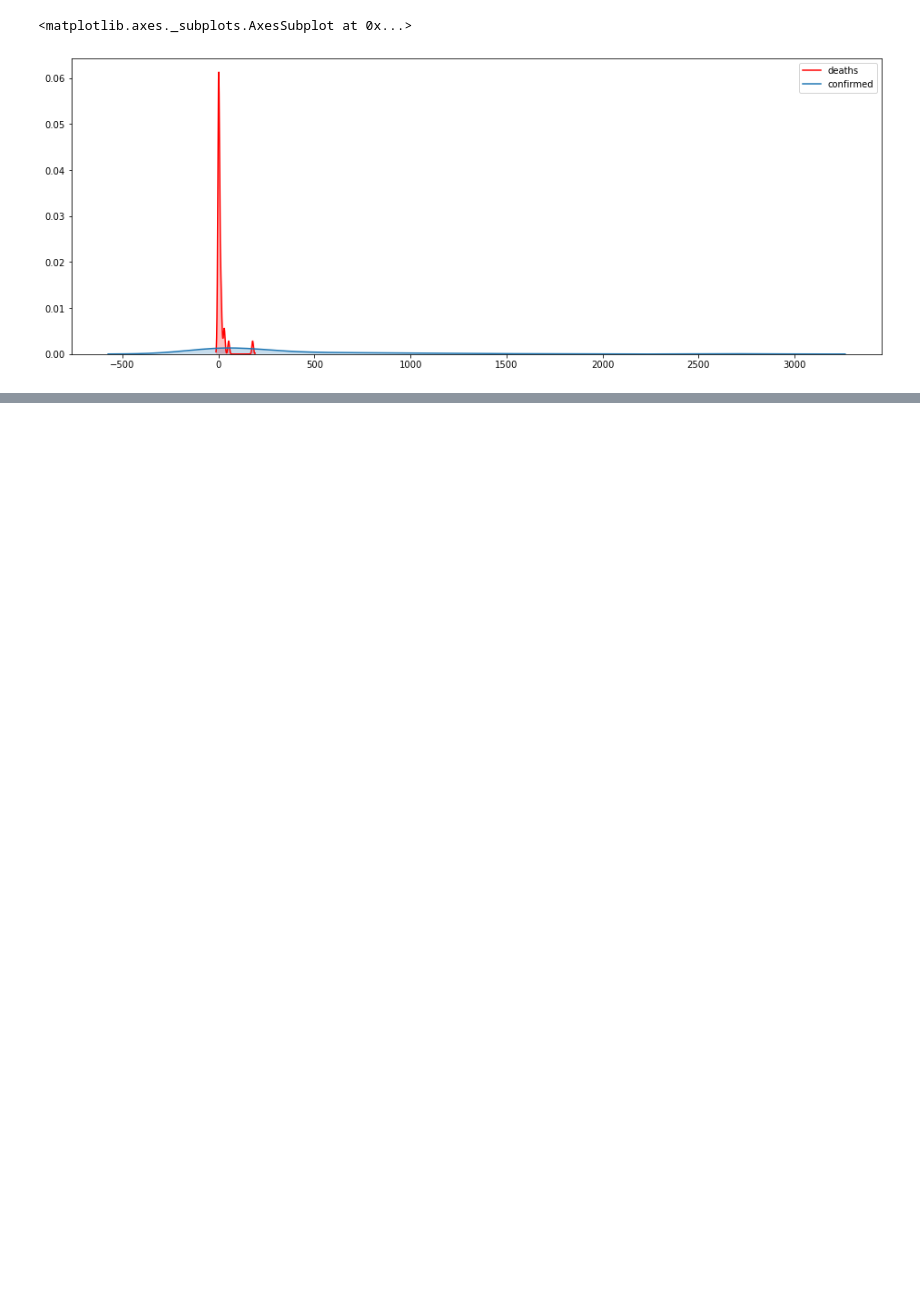
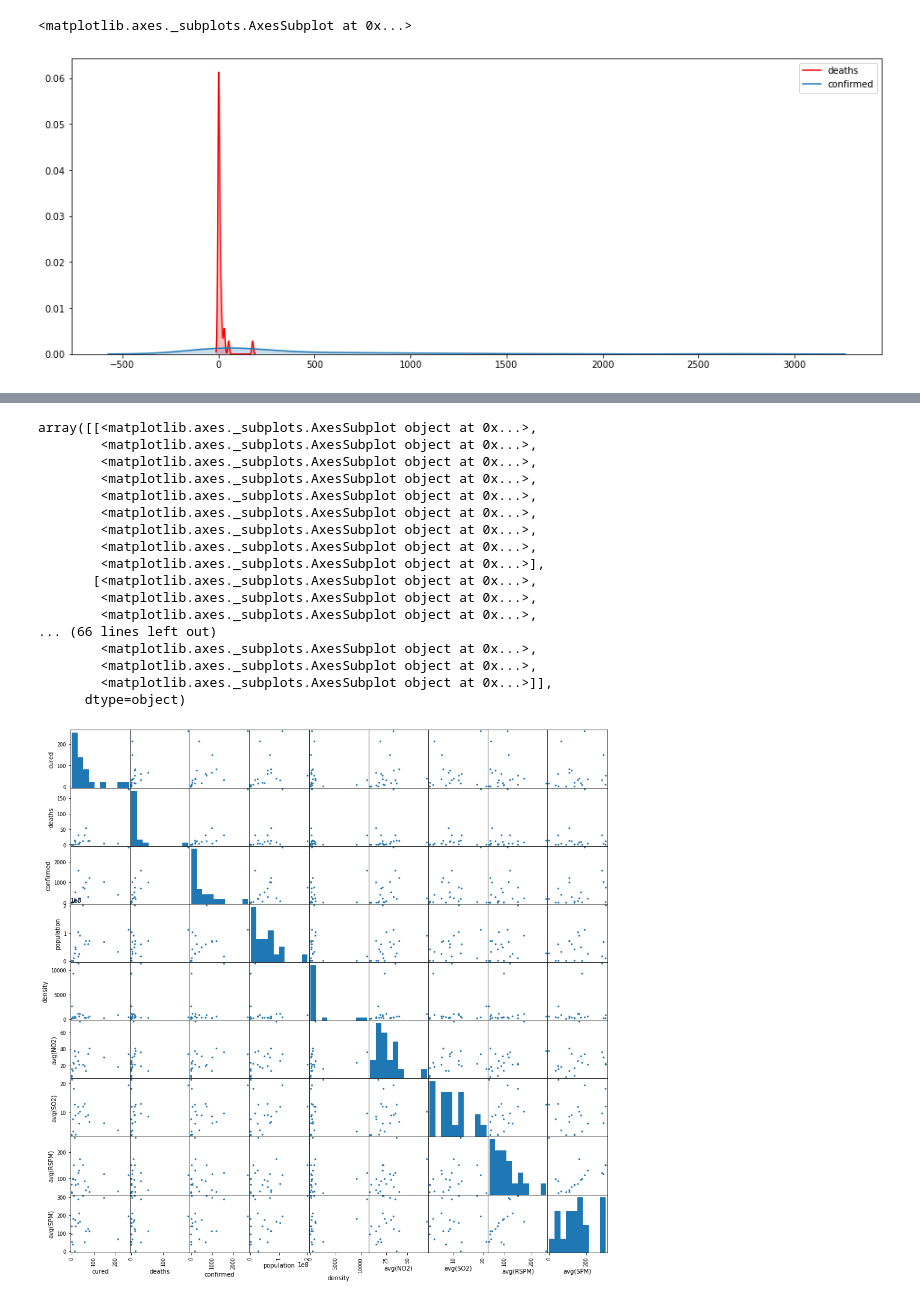
Before and after one commit to eliranshemtov/spark_analytics_exercises, a Jupyter notebook: Exercise 1/notebook/Spark_anlytics_exc1.ipynb, the cells around one changed output, grey strips where cells are left out. Drawn from its saved outputs; the diff is of its cells as text; code cells hidden in the pictures; blank space fills up the shorter version.

```diff
--- a/Exercise 1/notebook/Spark_anlytics_exc1.ipynb
+++ b/Exercise 1/notebook/Spark_anlytics_exc1.ipynb
@@ -264,0 +408,22 @@ print("Intercept: " + str(lr_model.intercept))
+# %%
+from pandas.plotting import scatter_matrix
+scatter_matrix(pd_with_air[["cured", "deaths", "confirmed", "population", "density", "avg(NO2)", "avg(SO2)", "avg(RSPM)", "avg(SPM)"]], alpha=1, figsize=(16,16))
+# %% [output]
+array([[<matplotlib.axes._subplots.AxesSubplot object at 0x...>,
+        <matplotlib.axes._subplots.AxesSubplot object at 0x...>,
+        <matplotlib.axes._subplots.AxesSubplot object at 0x...>,
+        <matplotlib.axes._subplots.AxesSubplot object at 0x...>,
+        <matplotlib.axes._subplots.AxesSubplot object at 0x...>,
+        <matplotlib.axes._subplots.AxesSubplot object at 0x...>,
+        <matplotlib.axes._subplots.AxesSubplot object at 0x...>,
+        <matplotlib.axes._subplots.AxesSubplot object at 0x...>,
+        <matplotlib.axes._subplots.AxesSubplot object at 0x...>],
+       [<matplotlib.axes._subplots.AxesSubplot object at 0x...>,
+        <matplotlib.axes._subplots.AxesSubplot object at 0x...>,
+        <matplotlib.axes._subplots.AxesSubplot object at 0x...>,
+... (66 lines left out)
+        <matplotlib.axes._subplots.AxesSubplot object at 0x...>,
+        <matplotlib.axes._subplots.AxesSubplot object at 0x...>,
+        <matplotlib.axes._subplots.AxesSubplot object at 0x...>]],
+      dtype=object)
+[figure, added]
```
Also changed, not shown: parts of 69 cells of this notebook, 19 other files.
